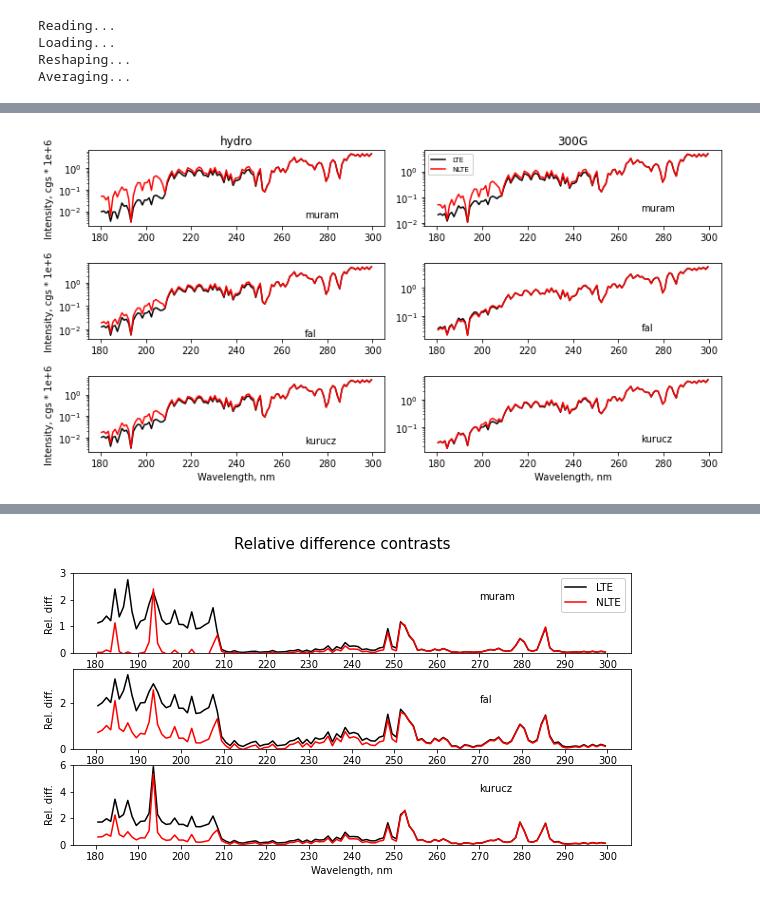
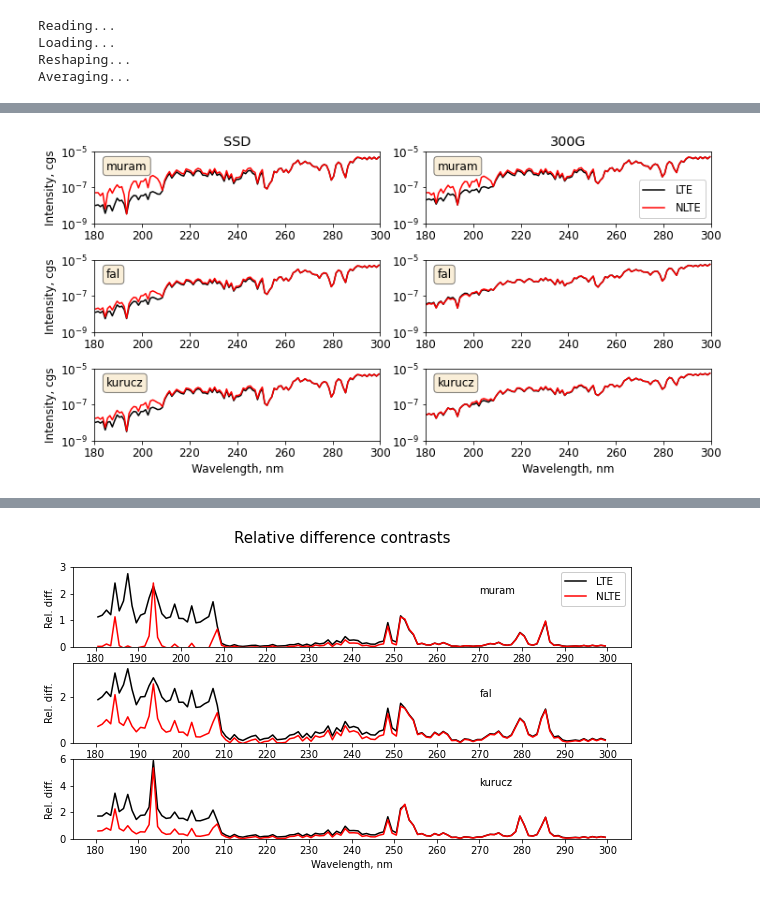
Before and after one commit to rtagirov/1.5D_mac, a Jupyter notebook: muram_spec_cbar.ipynb, the cells around one changed output, grey strips where cells are left out. Saved outputs shown, nothing was run; the diff lists cells and outputs as text; code cells hidden in the pictures.

```diff
--- a/muram_spec_cbar.ipynb
+++ b/muram_spec_cbar.ipynb
@@ -197,8 +208,8 @@ ax[1, 1].text(270, 5e-8, 'ssd')
 ax[2, 0].text(270, 5e-8, '300G')
 ax[2, 1].text(270, 5e-8, '300G')
 
-ax[1, 0].set_xlabel('Wavelength, nm')
-ax[1, 1].set_xlabel('Wavelength, nm')
+ax[2, 0].set_xlabel('Wavelength, nm')
+ax[2, 1].set_xlabel('Wavelength, nm')
 ax[0, 0].set_ylabel('Intensity, cgs')
 ax[1, 0].set_ylabel('Intensity, cgs')
 ax[2, 0].set_ylabel('Intensity, cgs')
@@ -236,53 +317,78 @@ plt.show()
 # %%
 from matplotlib.ticker import AutoMinorLocator
 from matplotlib.ticker import MultipleLocator
 
-fig, ax = plt.subplots(nrows = 3, ncols = 2, figsize = (10, 5))
+plt.rcParams['font.size'] = '12'
+
+fig, ax = plt.subplots(nrows = 3, ncols = 2, figsize = (10, 5.0))
 
 fig.tight_layout()
 
 plt.subplots_adjust(hspace = 0.5)
 
-ax[0, 0].plot(w, I0l_m * 1e+6, color = 'k', label = 'LTE')
-ax[0, 0].plot(w, I0n_m * 1e+6, color = 'r', label = 'NLTE')
-ax[0, 1].plot(w, I3l_m * 1e+6, color = 'k', label = 'LTE')
-ax[0, 1].plot(w, I3n_m * 1e+6, color = 'r', label = 'NLTE')
+ax[0, 0].plot(w, ISl_m, color = 'k', label = 'LTE')
+ax[0, 0].plot(w, ISn_m, color = 'r', label = 'NLTE')
+ax[0, 1].plot(w, I3l_m, color = 'k', label = 'LTE')
+ax[0, 1].plot(w, I3n_m, color = 'r', label = 'NLTE')
 
-ax[1, 0].plot(w, Il_fal_q * 1e+6, color = 'k', label = 'LTE')
-ax[1, 0].plot(w, In_fal_q * 1e+6, color = 'r', label = 'NLTE')
-ax[1, 1].plot(w, Il_fal_f * 1e+6, color = 'k', label = 'LTE')
-ax[1, 1].plot(w, In_fal_f * 1e+6, color = 'r', label = 'NLTE')
+ax[1, 0].plot(w, Il_fal_q, color = 'k', label = 'LTE')
+ax[1, 0].plot(w, In_fal_q, color = 'r', label = 'NLTE')
+ax[1, 1].plot(w, Il_fal_f, color = 'k', label = 'LTE')
+ax[1, 1].plot(w, In_fal_f, color = 'r', label = 'NLTE')
 
-ax[2, 0].plot(w, Il_kur_q * 1e+6, color = 'k', label = 'LTE')
-ax[2, 0].plot(w, In_kur_q * 1e+6, color = 'r', label = 'NLTE')
-ax[2, 1].plot(w, Il_kur_f * 1e+6, color = 'k', label = 'LTE')
-ax[2, 1].plot(w, In_kur_f * 1e+6, color = 'r', label = 'NLTE')
+ax[2, 0].plot(w, Il_kur_q, color = 'k', label = 'LTE')
+ax[2, 0].plot(w, In_kur_q, color = 'r', label = 'NLTE')
+ax[2, 1].plot(w, Il_kur_f, color = 'k', label = 'LTE')
+ax[2, 1].plot(w, In_kur_f, color = 'r', label = 'NLTE')
 
-ax[0, 0].set_title('hydro')
+ax[0, 0].set_title('SSD')
 ax[0, 1].set_title('300G')
 
 ax[2, 0].set_xlabel('Wavelength, nm')
 ax[2, 1].set_xlabel('Wavelength, nm')
-ax[0, 0].set_ylabel('Intensity, cgs * 1e+6')
-ax[1, 0].set_ylabel('Intensity, cgs * 1e+6')
-ax[2, 0].set_ylabel('Intensity, cgs * 1e+6')
+ax[0, 0].set_ylabel('Intensity, cgs')
+ax[1, 0].set_ylabel('Intensity, cgs')
+ax[2, 0].set_ylabel('Intensity, cgs')
 
-ax[0, 0].text(270, 5e-3, 'muram')
-ax[0, 1].text(270, 3e-2, 'muram')
-ax[1, 0].text(270, 5e-3, 'fal')
-ax[1, 1].text(270, 3e-2, 'fal')
-ax[2, 0].text(270, 5e-3, 'kurucz')
-ax[2, 1].text(270, 3e-2, 'kurucz')
+props = dict(boxstyle='round', facecolor='wheat', alpha=0.5)
+
+ax[0, 0].text(185, 1e-6, 'muram', bbox = props)
+ax[0, 1].text(185, 1e-6, 'muram', bbox = props)
+ax[1, 0].text(185, 1e-6, 'fal', bbox = props)
+ax[1, 1].text(185, 1e-6, 'fal', bbox = props)
+ax[2, 0].text(185, 1e-6, 'kurucz', bbox = props)
+ax[2, 1].text(185, 1e-6, 'kurucz', bbox = props)
+
+ax[0, 0].set_xlim(180, 300)
+ax[0, 1].set_xlim(180, 300)
+ax[1, 0].set_xlim(180, 300)
+ax[1, 1].set_xlim(180, 300)
+ax[2, 0].set_xlim(180, 300)
+ax[2, 1].set_xlim(180, 300)
+
+ax[0, 0].set_ylim(1e-9, 1e-5)
+ax[0, 1].set_ylim(1e-9, 1e-5)
+ax[1, 0].set_ylim(1e-9, 1e-5)
+ax[1, 1].set_ylim(1e-9, 1e-5)
+ax[2, 0].set_ylim(1e-9, 1e-5)
+ax[2, 1].set_ylim(1e-9, 1e-5)
+
+ax[0, 0].yaxis.set_ticks([1e-5, 1e-6, 1e-7, 1e-8, 1e-9])
+ax[0, 1].yaxis.set_ticks([1e-5, 1e-6, 1e-7, 1e-8, 1e-9])
+ax[1, 0].yaxis.set_ticks([1e-5, 1e-6, 1e-7, 1e-8, 1e-9])
+ax[1, 1].yaxis.set_ticks([1e-5, 1e-6, 1e-7, 1e-8, 1e-9])
+ax[2, 0].yaxis.set_ticks([1e-5, 1e-6, 1e-7, 1e-8, 1e-9])
+ax[2, 1].yaxis.set_ticks([1e-5, 1e-6, 1e-7, 1e-8, 1e-9])
 
 for i, j in itertools.product(range(3), range(2)):
 
     ax[i, j].set_yscale('log')
 
-leg = ax[0, 1].legend(framealpha = 1, loc = 2, handletextpad = 1, prop = {'size': 7.5})
+leg = ax[0, 1].legend(framealpha = 1, loc = 4, handletextpad = 1, prop = {'size': 11.5})
 
 plt.savefig('nlte_lte_comp.pdf', bbox_inches = 'tight')
 
 plt.show()
 # %% [output]
-[figure, old version]
+[figure, new version]
 # %%
```
Also changed, not shown: parts of 7 cells of this notebook, 39 other files.
